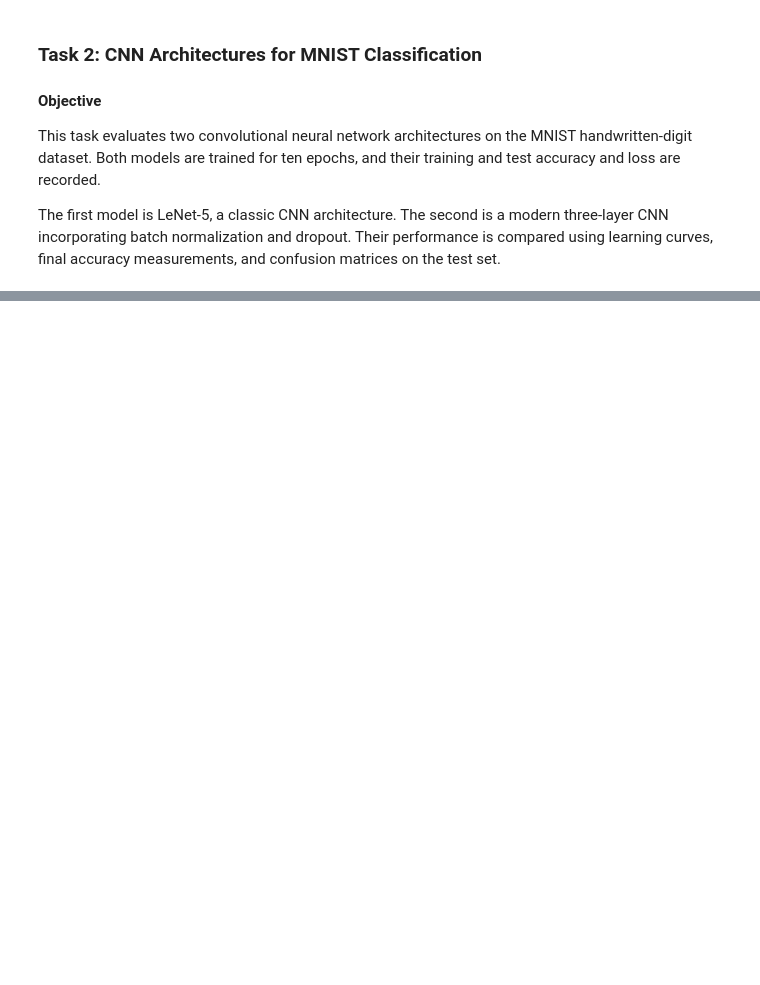
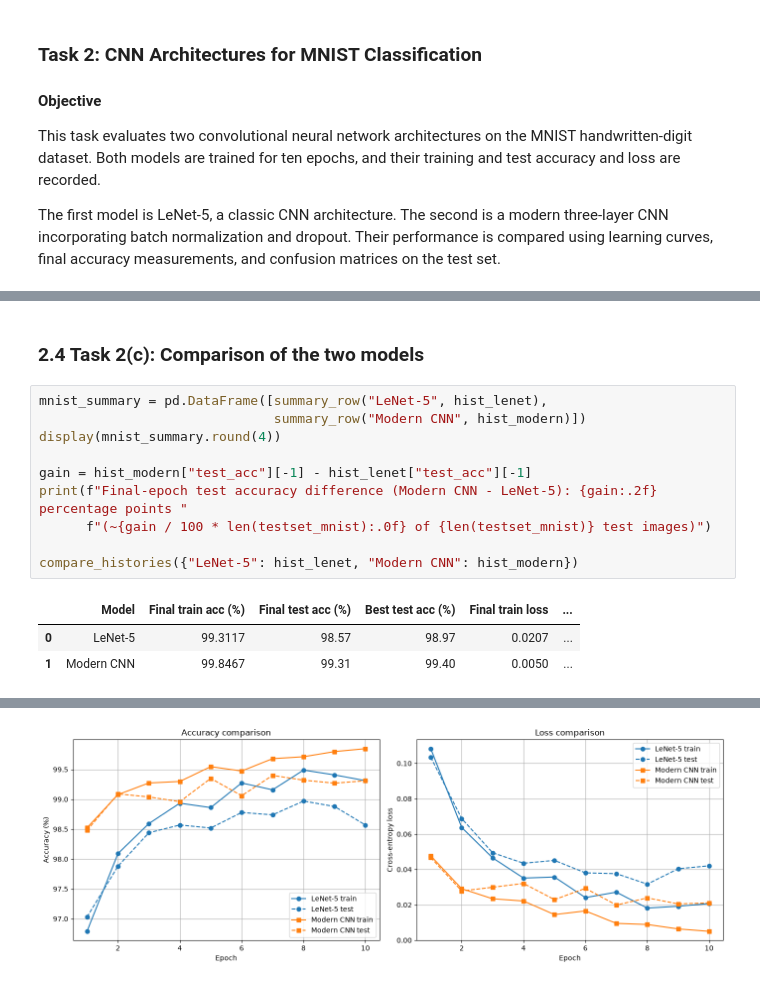
Before and after one commit to Saruka03/EN3160-Assignment-03, a Jupyter notebook: notebooks/EN3160_Assignment_3.ipynb, the cells around one changed output, grey strips where cells are left out. Drawn from its saved outputs; the diff is of its cells as text; blank space fills up the shorter version.

```diff
--- a/notebooks/EN3160_Assignment_3.ipynb
+++ b/notebooks/EN3160_Assignment_3.ipynb
@@ -1447,0 +472,16 @@ The two approaches are compared using training accuracy, validation accuracy, an
+# %% [markdown]
+### 2.4 Task 2(c): Comparison of the two models
+# %%
+mnist_summary = pd.DataFrame([summary_row("LeNet-5", hist_lenet),
+                              summary_row("Modern CNN", hist_modern)])
+display(mnist_summary.round(4))
+
+gain = hist_modern["test_acc"][-1] - hist_lenet["test_acc"][-1]
+print(f"Final-epoch test accuracy difference (Modern CNN - LeNet-5): {gain:.2f} percentage points "
+      f"(~{gain / 100 * len(testset_mnist):.0f} of {len(testset_mnist)} test images)")
+
+compare_histories({"LeNet-5": hist_lenet, "Modern CNN": hist_modern})
+# %% [output]
+|  | Model | Final train acc (%) | Final test acc (%) | Best test acc (%) | Final train loss | ... |
+| 0 | LeNet-5 | 99.3117 | 98.57 | 98.97 | 0.0207 | ... |
+| 1 | Modern CNN | 99.8467 | 99.31 | 99.40 | 0.0050 | ... |
@@ -1447,0 +489 @@ The two approaches are compared using training accuracy, validation accuracy, an
+[figure, added]
```
Also changed, not shown: parts of 68 cells of this notebook, 5 other files.
